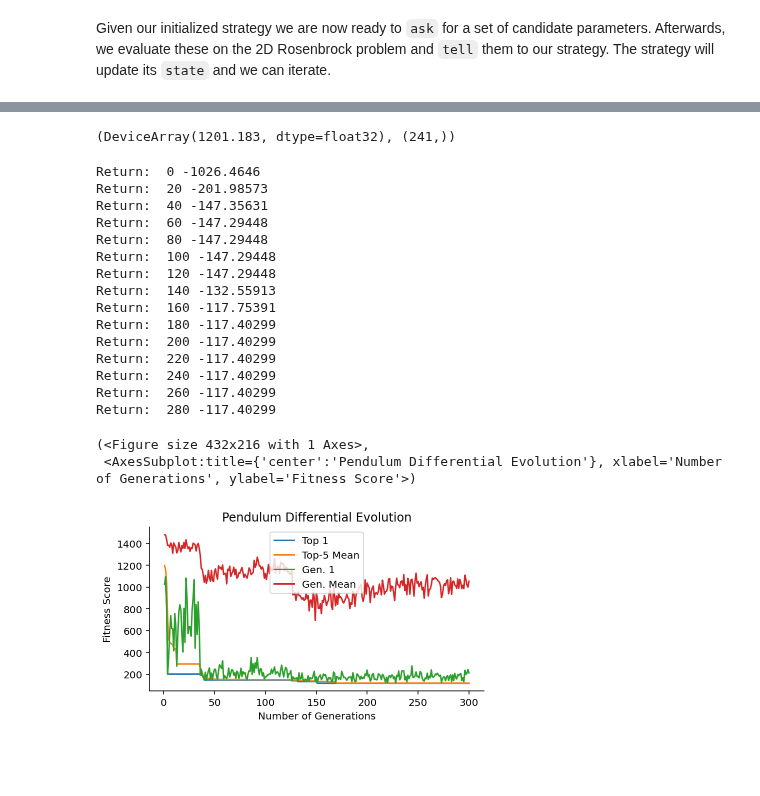
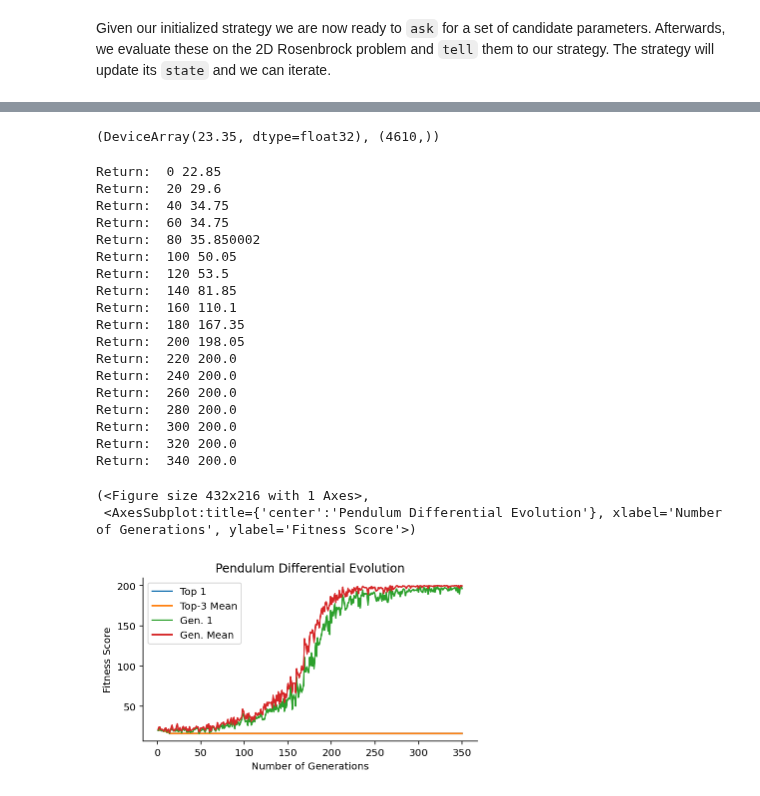
Before and after one commit to RobertTLange/evosax, a Jupyter notebook: examples/getting_started.ipynb, the cells around one changed output, grey strips where cells are left out. Saved outputs shown, nothing was run; the diff lists cells and outputs as text; code cells hidden in the pictures; blank space fills up the shorter version.

```diff
--- a/examples/getting_started.ipynb
+++ b/examples/getting_started.ipynb
@@ -125,10 +139,0 @@ DeviceArray([-1565.8835, -1548.2656, -1501.8762, -1339.1084, -1322.4973,
-# %%
-# Initialize strategy & get first proposal
-from evosax import Differential_ES
-
-rng, rng_init, rng_ask = jax.random.split(rng, 3)
-strategy = Differential_ES(num_dims=shaper.total_params, popsize=100)
-es_params = strategy.default_params
-state = strategy.initialize(rng_init, es_params)
-x, state = strategy.ask(rng_ask, state, es_params)
-x.shape, es_params
@@ -143,4 +139,0 @@ x.shape, es_params
-# %%
-# Reshape parameters into vmapable dict
-reshaped_params = shaper.reshape(x)
-reshaped_params.keys()
@@ -156,48 +159,56 @@ gen_returns.shape, jnp.max(gen_returns.mean(axis=1))
+# %%
+state = strategy.initialize(rng, es_params)
+x, state = strategy.ask(rng, state, es_params)
+net_params = param_reshaper.reshape(x)
 # %%
 # Update the strategy with the negative mean returns (Note: ES minimizes!)
-fitness = - gen_returns.mean(axis=1)
-state = strategy.tell(x, fitness, state, es_params)
-state["best_fitness"], state["best_member"].shape
+num_rollouts = 20
+fitness = rollout(jax.random.split(rng, num_rollouts), net_params).mean(axis=1)
+fit_re = fit_shaper.apply(x, fitness)
+state = strategy.tell(x, fit_re, state, es_params)
+-state["best_fitness"], state["best_member"].shape
 # %% [output]
-(DeviceArray(1201.183, dtype=float32), (241,))
+(DeviceArray(23.35, dtype=float32), (4610,))
 # %%
-num_generations = 300
+num_generations = 350
 print_every_k_gens = 20
-state = strategy.initialize(rng_init, es_params)
-es_logging = ESLog(shaper.total_params, num_generations, top_k=5)
+state = strategy.initialize(rng, es_params)
+es_logging = ESLog(param_reshaper.total_params, num_generations, top_k=3)
 log = es_logging.initialize()
-
 
 for gen in range(num_generations):
     rng, rng_init, rng_ask, rng_eval = jax.random.split(rng, 4)
     x, state = strategy.ask(rng_ask, state, es_params)
-    reshaped_params = shaper.reshape(x)
-    batch_rng = jax.random.split(rng_eval, 20)
-    gen_returns = generation_rollout(batch_rng, reshaped_params, env_params, 200)
-    fitness = - gen_returns.mean(axis=1)
-    state = strategy.tell(x, fitness, state, es_params)
+    reshaped_params = param_reshaper.reshape(x)
+    batch_rng = jax.random.split(rng_eval, num_rollouts)
+    fitness = rollout(batch_rng, reshaped_params).mean(axis=1)
+    fit_re = fit_shaper.apply(x, fitness)
+    state = strategy.tell(x, fit_re, state, es_params)
     log = es_logging.update(log, x, fitness)
 
     if gen % print_every_k_gens == 0:
         print("Return: ", gen, -state["best_fitness"])
 
 es_logging.plot(log, "Pendulum Differential Evolution")
 # %% [output]
-Return:  0 -1026.4646
-Return:  20 -201.98573
-Return:  40 -147.35631
-Return:  60 -147.29448
-Return:  80 -147.29448
-Return:  100 -147.29448
-Return:  120 -147.29448
-Return:  140 -132.55913
-Return:  160 -117.75391
-Return:  180 -117.40299
-Return:  200 -117.40299
-Return:  220 -117.40299
-Return:  240 -117.40299
-Return:  260 -117.40299
-Return:  280 -117.40299
+Return:  0 22.85
+Return:  20 29.6
+Return:  40 34.75
+Return:  60 34.75
+Return:  80 35.850002
+Return:  100 50.05
+Return:  120 53.5
+Return:  140 81.85
+Return:  160 110.1
+Return:  180 167.35
+Return:  200 198.05
+Return:  220 200.0
+Return:  240 200.0
+Return:  260 200.0
+Return:  280 200.0
+Return:  300 200.0
+Return:  320 200.0
+Return:  340 200.0
 (<Figure size 432x216 with 1 Axes>,
  <AxesSubplot:title={'center':'Pendulum Differential Evolution'}, xlabel='Number of Generations', ylabel='Fitness Score'>)
-[figure, old version]
+[figure, new version]
```
Also changed, not shown: parts of 26 cells of this notebook, 2 other files.
